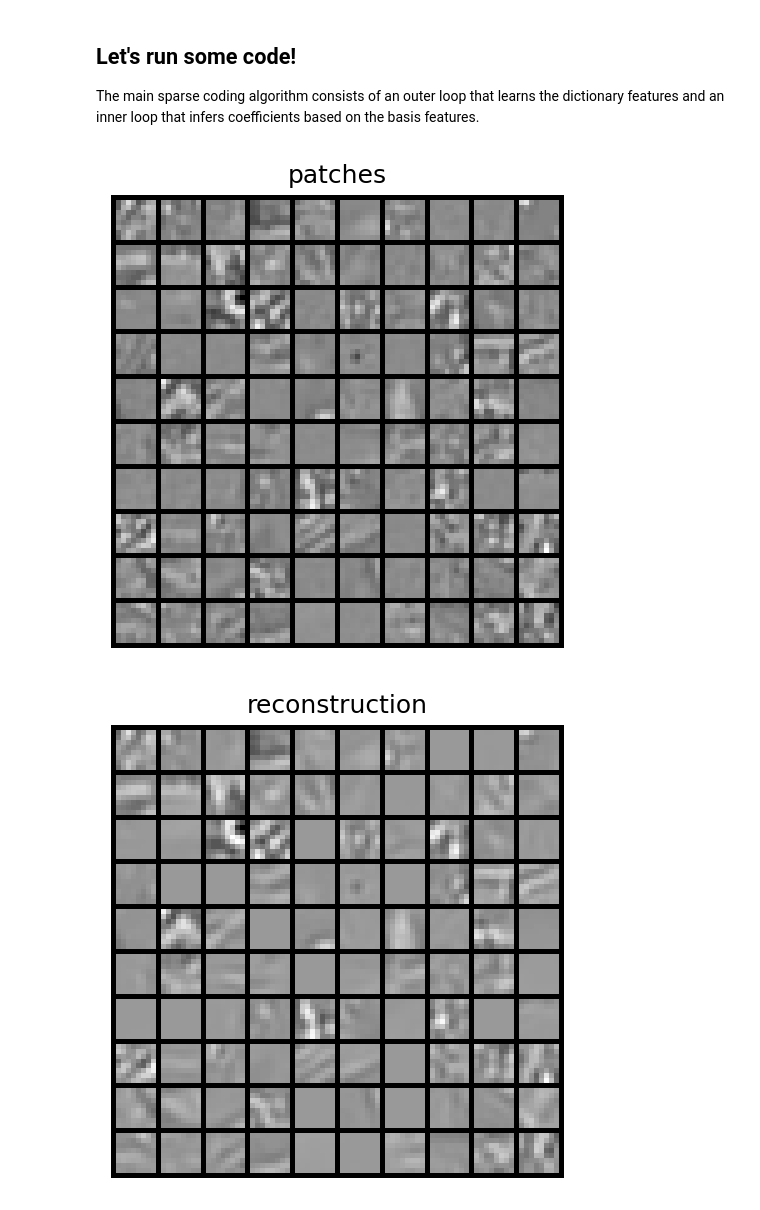
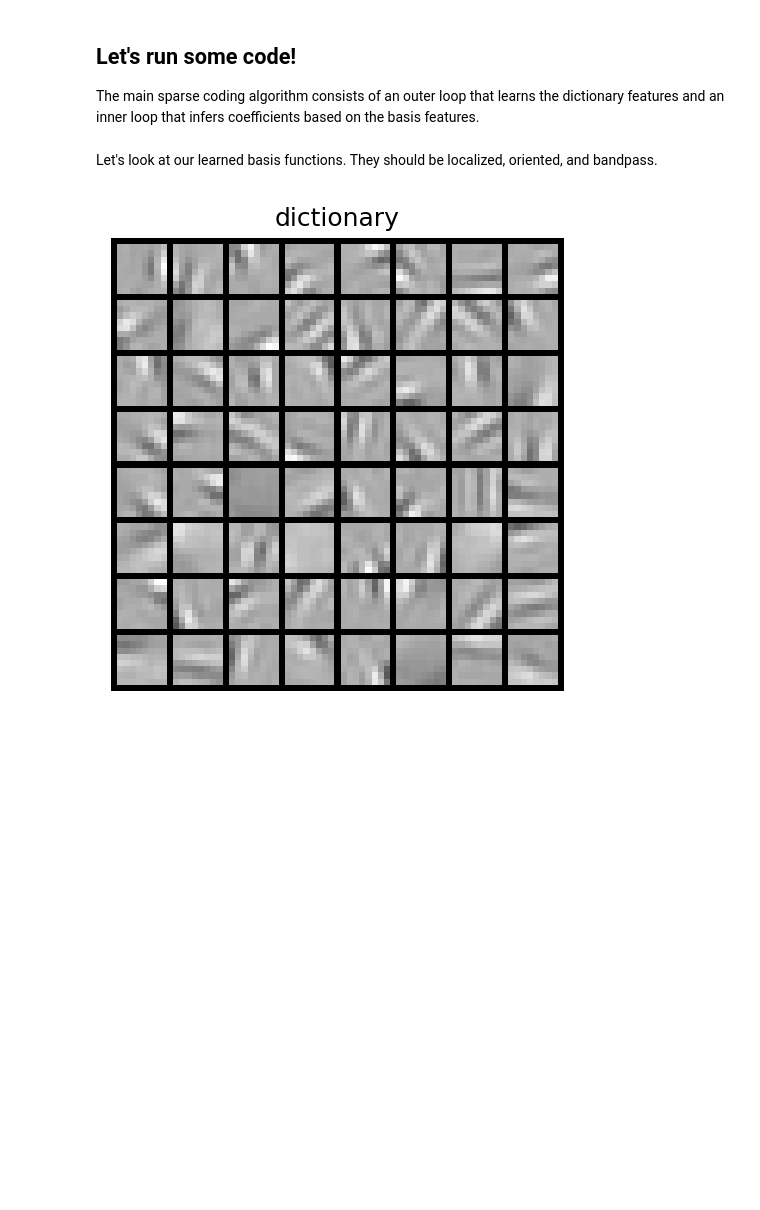
Before and after one commit to rctn/sparsecoding, a Jupyter notebook: tutorials/vanilla/tutorial.ipynb, the cells around one changed output. Drawn from its saved outputs; the diff is of its cells as text; code cells hidden in the pictures; blank space fills up the shorter version.

```diff
--- a/tutorials/vanilla/tutorial.ipynb
+++ b/tutorials/vanilla/tutorial.ipynb
@@ -62,0 +56,10 @@ $$\tag{4} \dot{a_i} = b_i - \sum_j G_{ij}a_j - \lambda C(a)$$
+# %%
+# Sparse nonlinearity for the sparsity penalty; we use |x|, but there are other possibilities.
+def C(x): return torch.abs(x)
+def C_prime(x): return torch.sign(x)
+
+# Calculate two terms of energy function.
+def E_terms(I, Ihat, a, lambd):
+    mse = F.mse_loss(Ihat, I).data
+    sparseness = lambd * torch.sum(C(a))
+    return mse, sparseness
@@ -100,6 +106,7 @@ Next, create patches. This will take a few minutes, but will only need to be don
 # %%
 # Load or process patches.
-num_patches = 5000
+num_patches = 5000  # This can be changed to a smaller number, but epochs must be <= num_patches.
+patch_dir = "patches_{}".format(num_patches)
 patches = utils.create_patches(imgs, num_patches, batch_size, N, patch_dir, rng)
 utils.visualize_patches(patches[0, :, :], "0th batch")
 # %% [output]
@@ -109,45 +116,37 @@ preprocessing patches; this will take a few minutes
 ## Let's run some code!
 The main sparse coding algorithm consists of an outer loop that learns the dictionary features and an inner loop that infers coefficients based on the basis features.
 # %%
-# Initialize lists to store losses for plotting later.
-total_losses = []
+# Store losses for plotting later.
 mses = []
-sparse_losses = []
-
-sigma = torch.sqrt(torch.var(patches))  # Fig. 4 description
-lambd = lambd_div_sigma * sigma
+sparse_costs = []
 
 for i in tqdm(range(epochs)):
     I = patches[i, :, :]
     a = torch.zeros(batch_size, num_bases)
-    b = torch.mm(I, phi)  # (batch_size, num_bases)
-    C = torch.mm(phi.T, phi) - torch.eye(num_bases)
+    # TODO define Ihat
+    Ihat = torch.mm(phi, a.T).T  # (batch_size, N)
+    r = I - Ihat
 
     # This inner for loop uses Euler's method to learn coefficients a.
     for _ in range(num_infer_iters):
-        # Obtain gradient based on Equation 5
-        da = a_lr * (b - torch.mm(C, a.T).T - ((lambd_div_sigma) *
-                                       S_prime(a/sigma)))  # (batch_size, num_bases)
-        a += da  # (batch_size, num_bases)
+        da = eta * (torch.mm(r, phi) - (lambd * C_prime(a)))
+        a += da
 
     # Update basis gradients.
     Ihat = torch.mm(phi, a.T).T  # (batch_size, basis_size)
-    dphi = eta * (torch.mm((I - Ihat).T, a))  # Equation 6, (basis_size, num_bases)
+    dphi = phi_lr * (torch.mm((I - Ihat).T, a))  # Equation 6, (basis_size, num_bases)
     phi += dphi
 
     # Normalize each basis to unit length.
     phi = F.normalize(phi, dim=0)
 
-    # Calculate loss for plotting purposes.
-    mse, sparseness = loss_fn(I, Ihat, a, sigma)
-    total = -(-mse - lambd * sparseness) / batch_size  # Equation 2.
-    total_losses.append(total)
+    # Calculate energy for plotting purposes.
+    mse, sparse_cost = E_terms(I, Ihat, a, lambd)
     mses.append(mse)
-    sparse_losses.append(sparseness)
+    sparse_costs.append(sparse_cost)
+# %% [markdown]
+Let's look at our learned basis functions. They should be localized, oriented, and bandpass.
 # %%
-utils.visualize_patches(I, "patches")
-utils.visualize_patches(Ihat, "reconstruction")
 utils.visualize_bases(phi, "dictionary")
 # %% [output]
-[figure, old version]
+[figure, new version]
-[figure, removed]
```
Also changed, not shown: parts of 21 cells of this notebook, 5 other files.
